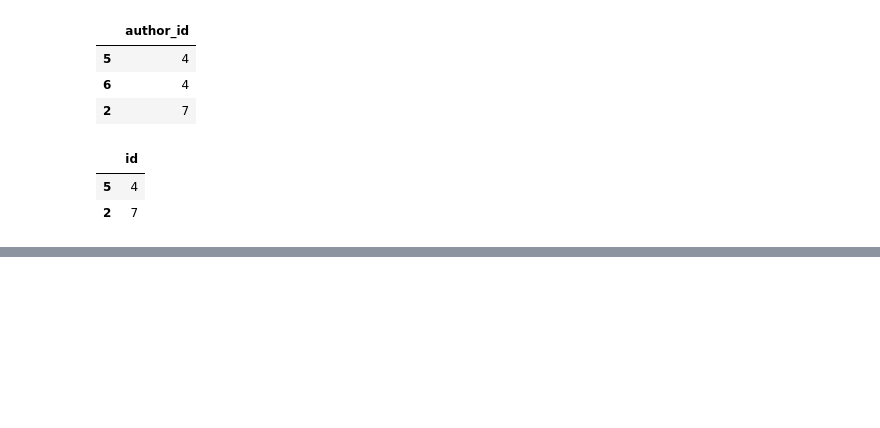
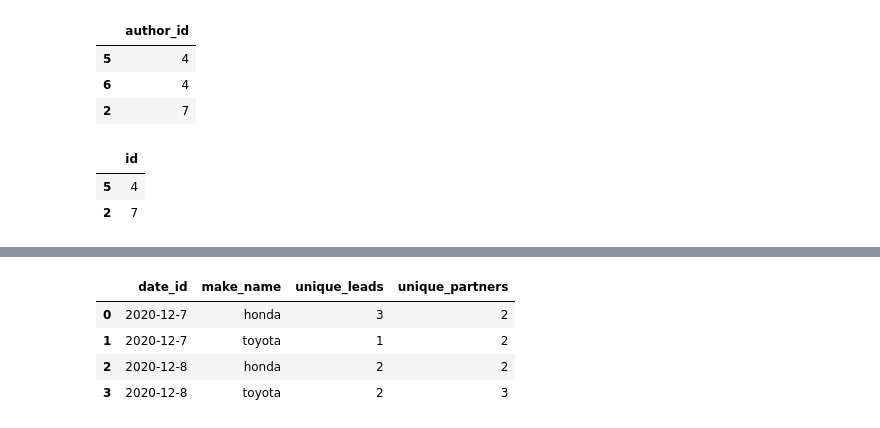
Before and after one commit to omprakashselvaraj/Pandas-Exercise, a Jupyter notebook: Pandas_Exercise.ipynb, the cells around one changed output, grey strips where cells are left out. Saved outputs shown, nothing was run; the diff lists cells and outputs as text; code cells hidden in the pictures; blank space fills up the shorter version.

```diff
--- a/Pandas_Exercise.ipynb
+++ b/Pandas_Exercise.ipynb
@@ -403,0 +547,10 @@ views
+# %%
+df = daily_sales.groupby(['date_id','make_name']).agg({"lead_id":pd.Series.nunique,"partner_id":pd.Series.nunique}).reset_index()
+df.rename(columns = {'lead_id':'unique_leads','partner_id':'unique_partners'},inplace = True)
+df
+# %% [output]
+|  | date_id | make_name | unique_leads | unique_partners |
+| 0 | 2020-12-7 | honda | 3 | 2 |
+| 1 | 2020-12-7 | toyota | 1 | 2 |
+| 2 | 2020-12-8 | honda | 2 | 2 |
+| 3 | 2020-12-8 | toyota | 2 | 3 |
```
Also changed, not shown: parts of 29 cells of this notebook.
